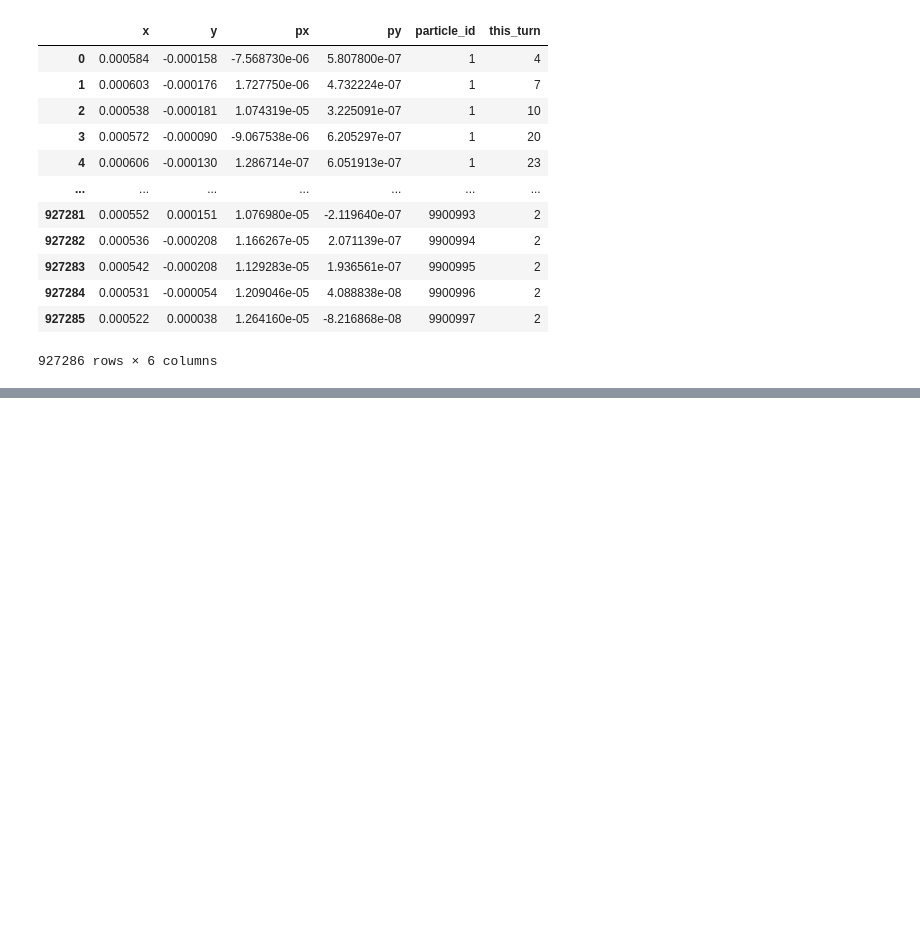
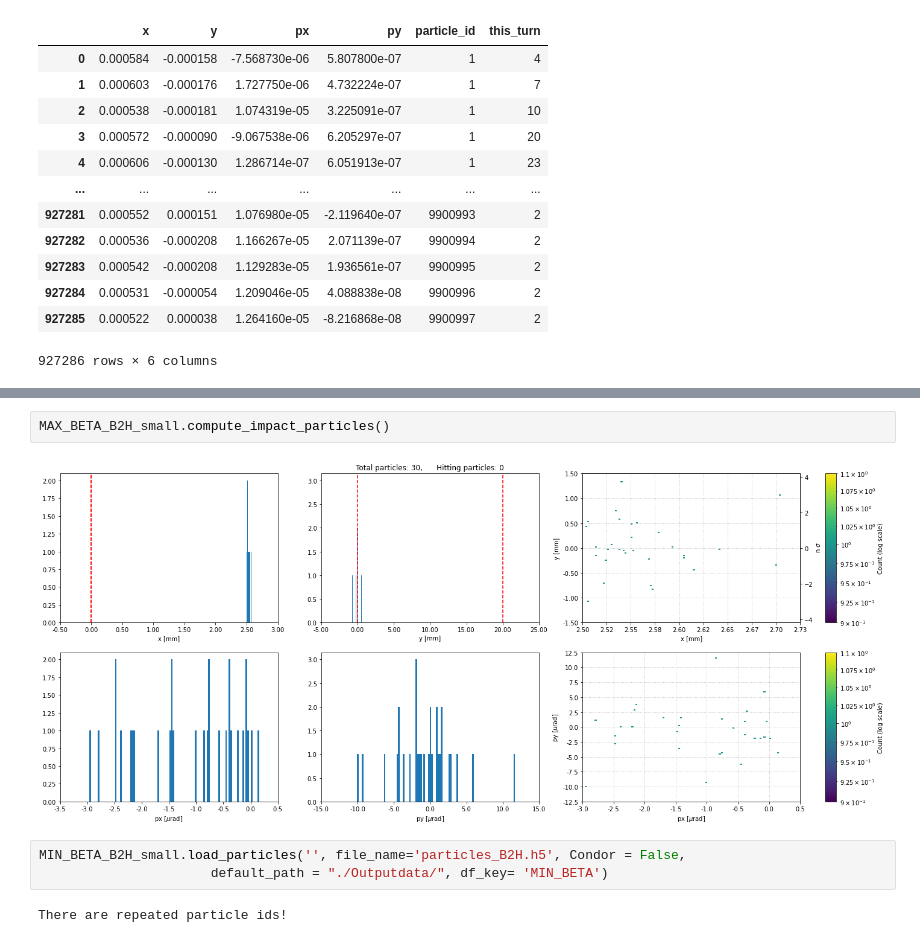
Before and after one commit to chiaramaccani/two_cryst_sim, a Jupyter notebook: GR_sim/GR_ana.ipynb, the cells around one changed output, grey strips where cells are left out. Saved outputs shown, nothing was run; the diff lists cells and outputs as text; blank space fills up the shorter version.

```diff
--- a/GR_sim/GR_ana.ipynb
+++ b/GR_sim/GR_ana.ipynb
@@ -1353,0 +1385,9 @@ df3
+# %%
+MAX_BETA_B2H_small.compute_impact_particles()
+# %% [output]
+[figure, added]
+# %%
+MIN_BETA_B2H_small.load_particles('', file_name='particles_B2H.h5', Condor = False,
+                      default_path = "./Outputdata/", df_key= 'MIN_BETA')
+# %% [output]
+There are repeated particle ids!
```
Also changed, not shown: parts of 27 cells of this notebook, 7 other files.
